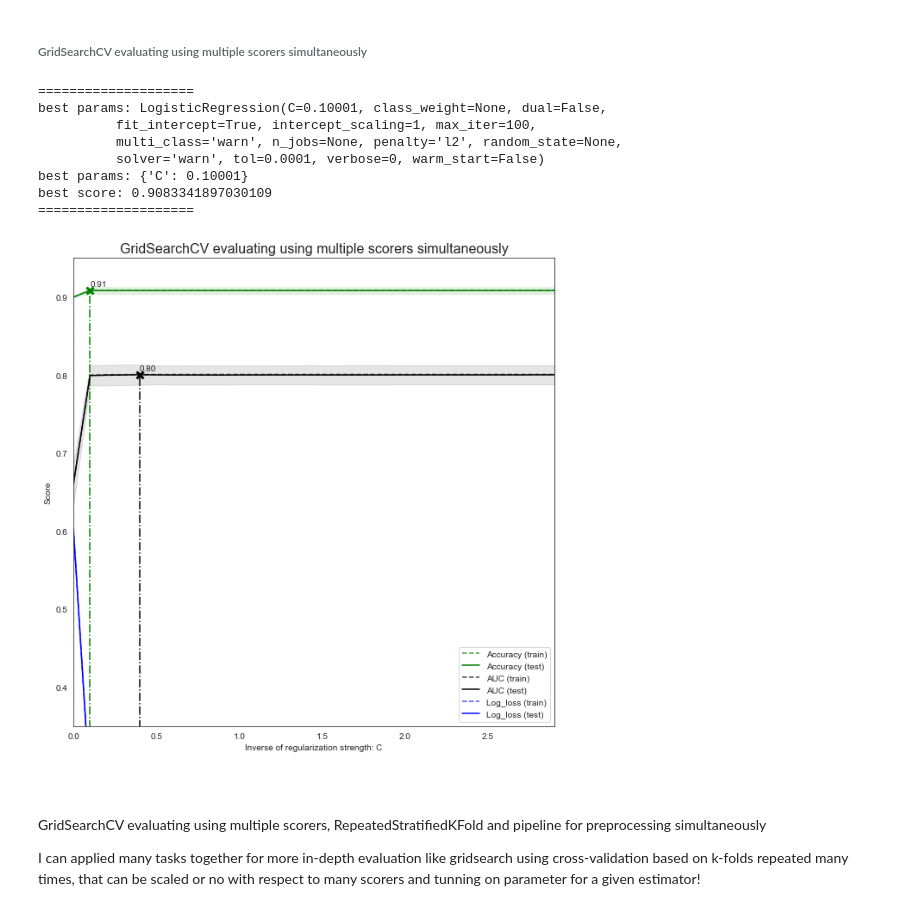
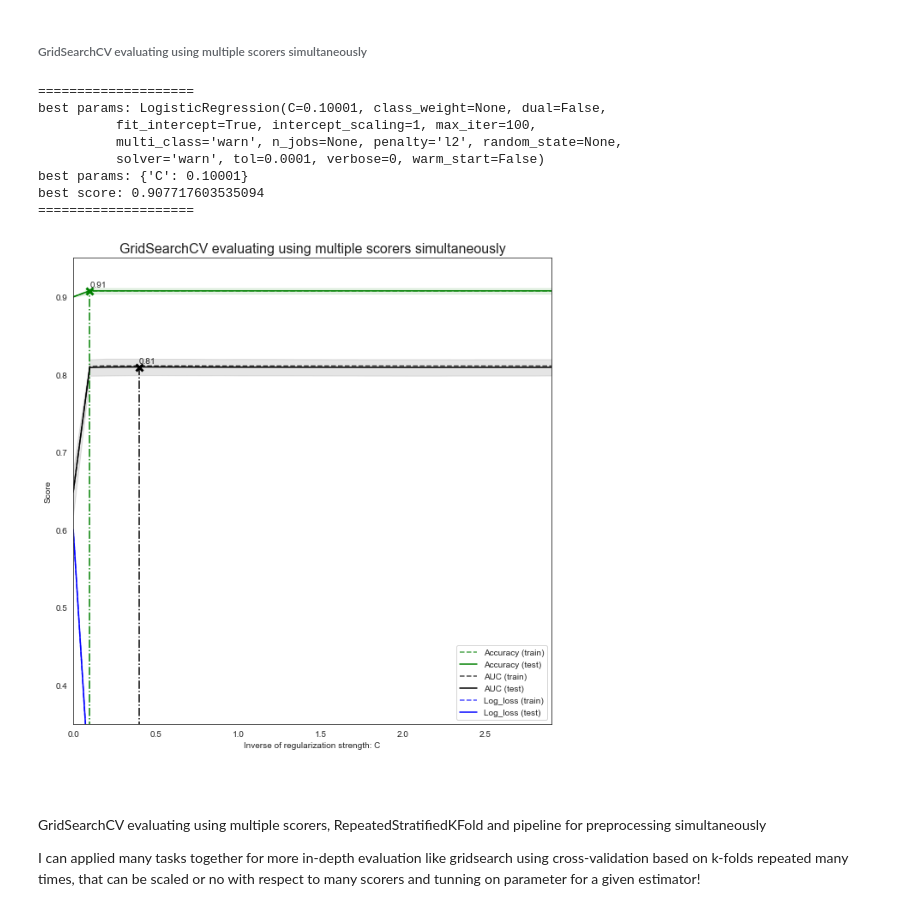
Before and after one commit to decaff46/Python-Projects, a Jupyter notebook: something new/Blue Owl DS test.ipynb, the cells around one changed output. Saved outputs shown, nothing was run; the diff lists cells and outputs as text; code cells hidden in the pictures.

```diff
--- a/something new/Blue Owl DS test.ipynb
+++ b/something new/Blue Owl DS test.ipynb
@@ -598,20 +568,3 @@ print("the modified variables are: ", cols)
 # %% [output]
 the 6 selected variables are :  ['in_initial_launch_location', 'n_drivers', 'n_vehicles', 'gender_F', 'device_type_laptop', 'device_type_other']
 the modified variables are:  ['in_initial_launch_location', 'n_drivers', 'n_vehicles', 'gender_F', 'device_type_laptop', 'device_type_other', 'gender_M', 'device_type_Android', 'device_type_desktop',  ...
-# %%
-cols = Selected_features + ['gender_M', 'device_type_Android', 'device_type_desktop', 'device_type_iPhone', 'age', 'cost_of_ad','prior_ins_tenure']
-X = final_train[cols]
-
-scoring = {'accuracy': 'accuracy', 'log_loss': 'neg_log_loss', 'auc': 'roc_auc'}
-
-modelCV = LogisticRegression()
-
-results = cross_validate(modelCV, final_train[cols], y, cv=10, scoring=list(scoring.values()),
-                         return_train_score=False)
-
-print('K-fold cross-validation results:')
-for sc in range(len(scoring)):
-    print(modelCV.__class__.__name__+" average %s: %.3f (+/-%.3f)" % (list(scoring.keys())[sc], -results['test_%s' % list(scoring.values())[sc]].mean()
-                               if list(scoring.values())[sc]=='neg_log_loss'
-                               else results['test_%s' % list(scoring.values())[sc]].mean(),
-                               results['test_%s' % list(scoring.values())[sc]].std()))
@@ -627,7 +575,7 @@ I pretty much used all variables except income, resulting in slight improvement
 # %%
 from sklearn.model_selection import GridSearchCV
 
-X = final_train[Selected_features]
+X = final_train[cols]
 
 param_grid = {'C': np.arange(1e-05, 3, 0.1)}
 scoring = {'Accuracy': 'accuracy', 'AUC': 'roc_auc', 'Log_loss': 'neg_log_loss'}
@@ -664,32 +612,32 @@ for scorer, color in zip(list(scoring.keys()), ['g', 'k', 'b']):
         sample_score_std = results['std_%s_%s' % (sample, scorer)]
         ax.fill_between(X_axis, sample_score_mean - sample_score_std,
                         sample_score_mean + sample_score_std,
                         alpha=0.1 if sample == 'test' else 0, color=color)
         ax.plot(X_axis, sample_score_mean, style, color=color,
                 alpha=1 if sample == 'test' else 0.7,
                 label="%s (%s)" % (scorer, sample))
 
     best_index = np.nonzero(results['rank_test_%s' % scorer] == 1)[0][0]
     best_score = -results['mean_test_%s' % scorer][best_index] if scoring[scorer]=='neg_log_loss' else results['mean_test_%s' % scorer][best_index]
 
     # Plot a dotted vertical line at the best score for that scorer marked by x
     ax.plot([X_axis[best_index], ] * 2, [0, best_score],
             linestyle='-.', color=color, marker='x', markeredgewidth=3, ms=8)
 
     # Annotate the best score for that scorer
     ax.annotate("%0.2f" % best_score,
                 (X_axis[best_index], best_score + 0.005))
 
 plt.legend(loc="best")
 plt.grid('off')
 plt.show()
 # %% [output]
 ====================
 best params: LogisticRegression(C=0.10001, class_weight=None, dual=False,
           fit_intercept=True, intercept_scaling=1, max_iter=100,
           multi_class='warn', n_jobs=None, penalty='l2', random_state=None,
           solver='warn', tol=0.0001, verbose=0, warm_start=False)
 best params: {'C': 0.10001}
-best score: 0.9083341897030109
+best score: 0.907717603535094
 ====================
-[figure, old version]
+[figure, new version]
```
Also changed, not shown: parts of 21 cells of this notebook, 11 other files.
